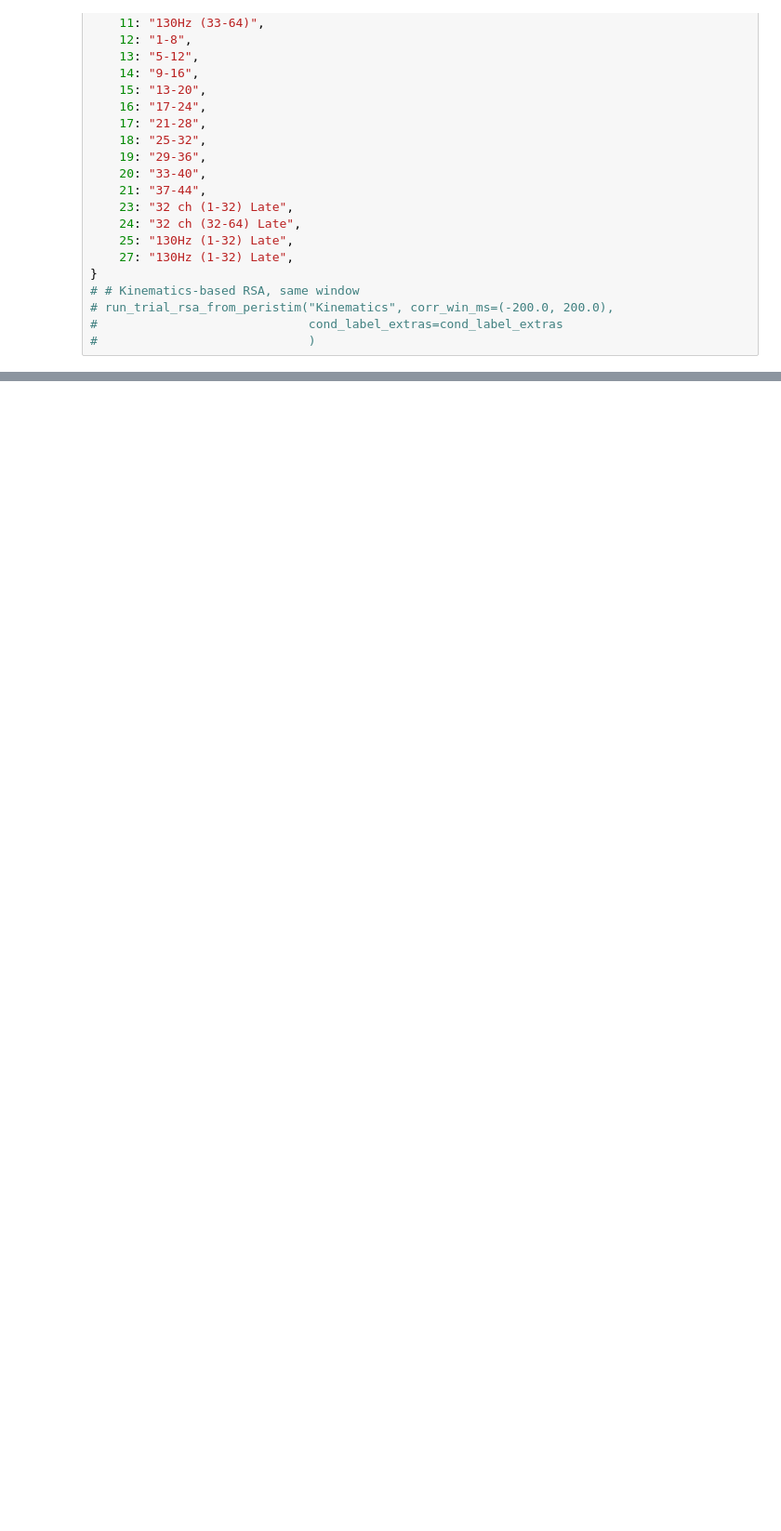
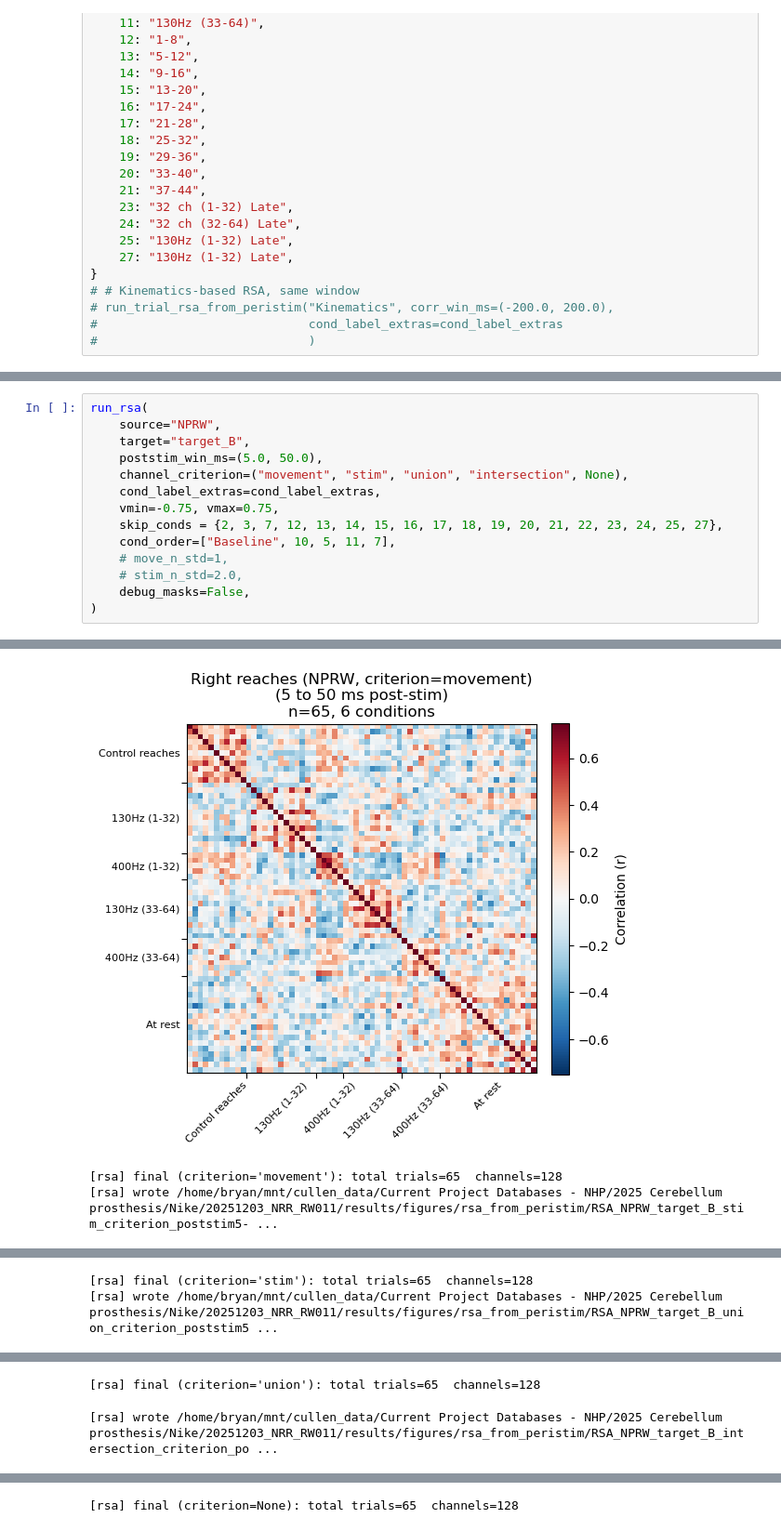
Before and after one commit to Raynor-Cerebellum-Project/RCP_analysis, a Jupyter notebook: scripts/bryan_scripts/RSA_consistency/RSA_poststim_grouped_up.ipynb, the cells around one changed output, grey strips where cells are left out. Shown at 93% size. Saved outputs shown, nothing was run; the diff lists cells and outputs as text; blank space fills up the shorter version.

```diff
--- a/scripts/bryan_scripts/RSA_consistency/RSA_poststim_grouped_up.ipynb
+++ b/scripts/bryan_scripts/RSA_consistency/RSA_poststim_grouped_up.ipynb
@@ -771,0 +1090,15 @@ run_trial_rsa_from_peristim(source="UA",
+# %%
+run_rsa(
+    source="NPRW",
+    target="target_B",
+    poststim_win_ms=(5.0, 50.0),
+    channel_criterion=("movement", "stim", "union", "intersection", None),
+    cond_label_extras=cond_label_extras,
+    vmin=-0.75, vmax=0.75,
+    skip_conds = {2, 3, 7, 12, 13, 14, 15, 16, 17, 18, 19, 20, 21, 22, 23, 24, 25, 27},
+    cond_order=["Baseline", 10, 5, 11, 7],
+    # move_n_std=1,
+    # stim_n_std=2.0,
+    debug_masks=False,
+)
+# %% [output]
@@ -771,0 +1118,3 @@ run_trial_rsa_from_peristim(source="UA",
+[figure, added]
+[rsa] final (criterion='movement'): total trials=65  channels=128
+[rsa] wrote /home/bryan/mnt/cullen_data/Current Project Databases - NHP/2025 Cerebellum prosthesis/Nike/20251203_NRR_RW011/results/figures/rsa_from_peristim/RSA_NPRW_target_B_stim_criterion_poststim5- ...
@@ -771,0 +1122,2 @@ run_trial_rsa_from_peristim(source="UA",
+[rsa] final (criterion='stim'): total trials=65  channels=128
+[rsa] wrote /home/bryan/mnt/cullen_data/Current Project Databases - NHP/2025 Cerebellum prosthesis/Nike/20251203_NRR_RW011/results/figures/rsa_from_peristim/RSA_NPRW_target_B_union_criterion_poststim5 ...
@@ -771,0 +1125,2 @@ run_trial_rsa_from_peristim(source="UA",
+[rsa] final (criterion='union'): total trials=65  channels=128
+[rsa] wrote /home/bryan/mnt/cullen_data/Current Project Databases - NHP/2025 Cerebellum prosthesis/Nike/20251203_NRR_RW011/results/figures/rsa_from_peristim/RSA_NPRW_target_B_intersection_criterion_po ...
@@ -772 +1131,2 @@ run_trial_rsa_from_peristim(source="UA",
+[rsa] final (criterion=None): total trials=65  channels=128
 # %%
```
Also changed, not shown: parts of 9 cells of this notebook, 1 other file.
